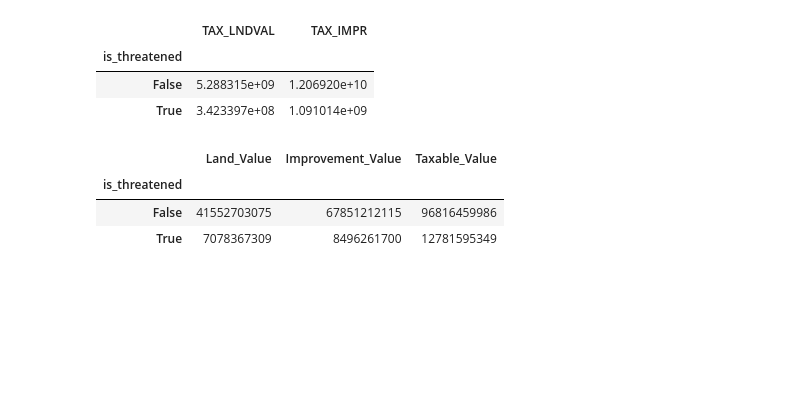
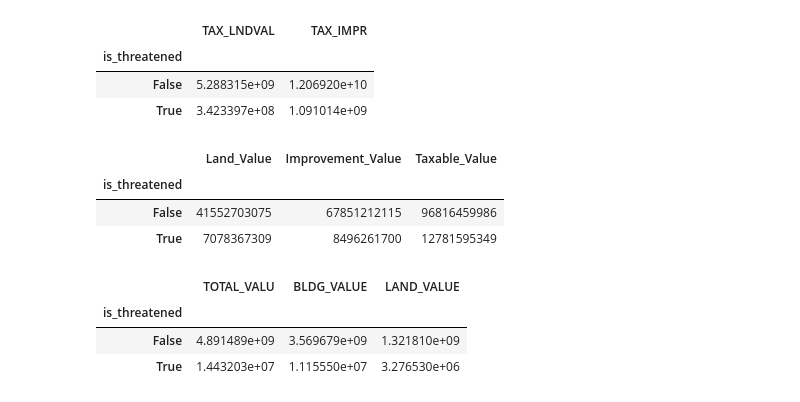
Before and after one commit to dsteffan/mount_rainier_disaster_estimate, a Jupyter notebook: code/baseline_model.ipynb, the cells around one changed output. Cells and saved outputs as stored; diff of their text form; code cells hidden in the pictures; blank space fills up the shorter version.

```diff
--- a/code/baseline_model.ipynb
+++ b/code/baseline_model.ipynb
@@ -81,0 +118,11 @@ model_pierce
+# %%
+model_thurston = df_thurston.groupby("is_threatened").sum()[["TOTAL_VALU",
+                                                             "BLDG_VALUE",
+                                                             "LAND_VALUE"]]
+
+model_thurston
+# %% [output]
+|  | TOTAL_VALU | BLDG_VALUE | LAND_VALUE |
+| is_threatened |  |  |  |
+| False | 4.891489e+09 | 3.569679e+09 | 1.321810e+09 |
+| True | 1.443203e+07 | 1.115550e+07 | 3.276530e+06 |
```
Also changed, not shown: parts of 24 cells of this notebook.
